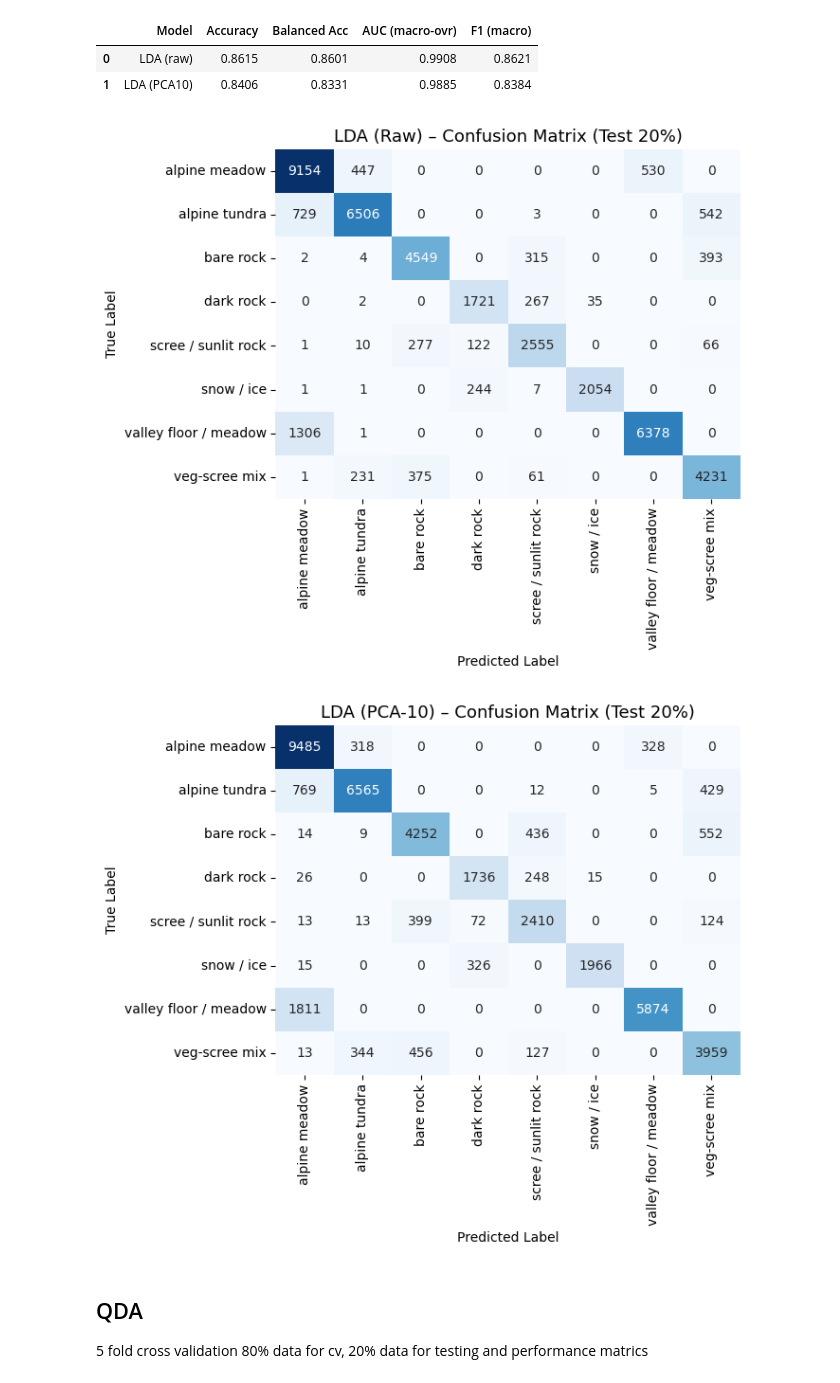
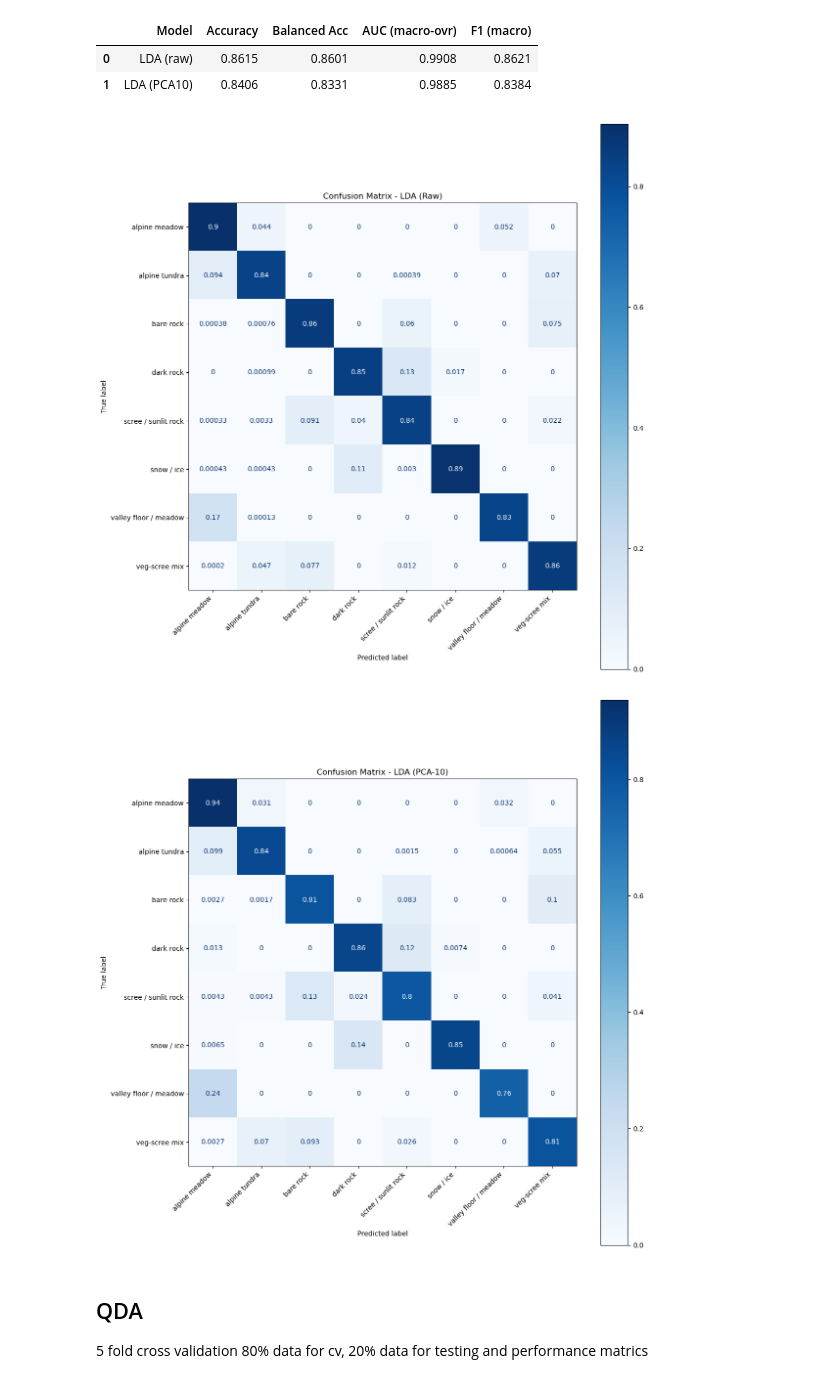
Before and after one commit to Mihneapiuaru/ml_project, a Jupyter notebook: LDA&QDA.ipynb, the cells around one changed output. Cells and saved outputs as stored; diff of their text form; code cells hidden in the pictures.

```diff
--- a/LDA&QDA.ipynb
+++ b/LDA&QDA.ipynb
@@ -90,20 +90,20 @@ def evaluate_cv(pipe, X, y, n_splits=5, random_state=42):
     }
 # %%
 # Define confusion matrix set up
-def plot_conf_matrix(cm, labels, title):
-    plt.figure(figsize=(7, 6))
-    sns.heatmap(
-        cm,
-        annot=True,
-        fmt="d",
+def plot_confusion_matrix(y_true, y_pred, class_names, normalize, model_name):
+    fig = plt.figure(figsize=(12, 12), dpi=100)
+    ax = fig.add_subplot(111)
+    ConfusionMatrixDisplay.from_predictions(
+        y_true,
+        y_pred,
+        display_labels=class_names,
+        normalize=normalize,
         cmap="Blues",
-        xticklabels=labels,
-        yticklabels=labels,
-        cbar=False
+        colorbar=True,
+        ax=ax
     )
-    plt.title(title, fontsize=13)
-    plt.xlabel("Predicted Label")
-    plt.ylabel("True Label")
+    plt.xticks(rotation=45, ha="right")
+    plt.title(f"Confusion Matrix - {model_name}")
     plt.tight_layout()
     plt.show()
 # %% [markdown]
@@ -189,11 +189,24 @@ display(summary_lda_test.round(4))
 | 1 | LDA (PCA10) | 0.8406 | 0.8331 | 0.9885 | 0.8384 |
 # %%
 # Confusion matrices on test set (LDA)
-plot_conf_matrix(lda_test_raw["cm"], classes,"LDA (Raw) – Confusion Matrix (Test 20%)")
-plot_conf_matrix(lda_test_pca["cm"], classes,"LDA (PCA-10) – Confusion Matrix (Test 20%)")
+plot_confusion_matrix(
+    y_true=y_test,
+    y_pred=lda20_pred_raw,
+    class_names=classes,
+    normalize="true",
+    model_name="LDA (Raw)"
+)
+
+plot_confusion_matrix(
+    y_true=y_test,
+    y_pred=lda20_pred_pca,
+    class_names=classes,
+    normalize="true",
+    model_name="LDA (PCA-10)"
+)
 # %% [output]
-[figure, old version]
+[figure, new version]
-[figure, old version]
+[figure, new version]
 # %% [markdown]
 ## QDA
 5 fold cross validation
```
Also changed, not shown: parts of 3 cells of this notebook.
